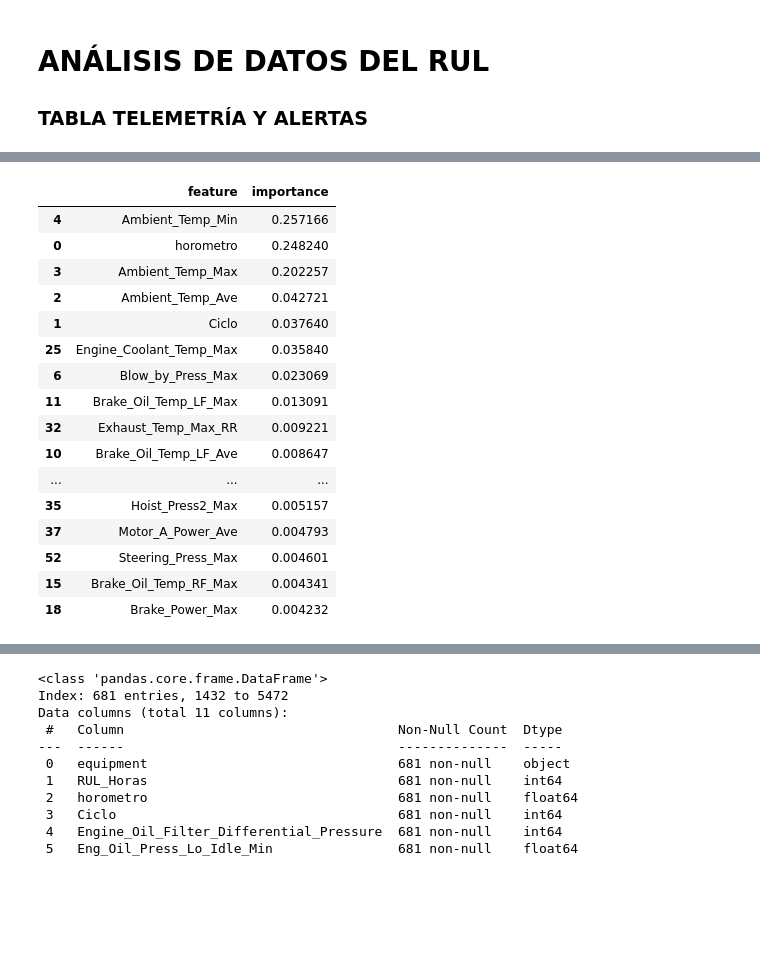
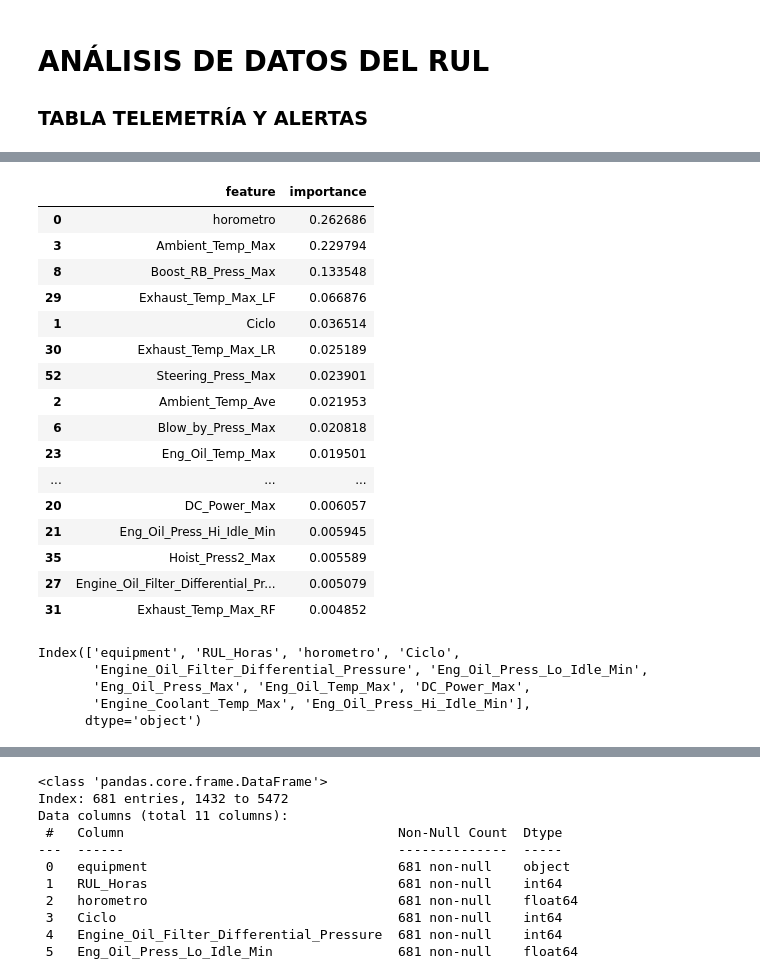
Before and after one commit to ETorresSacha/Prediccion-RULL, a Jupyter notebook: analisis_datos_reto.ipynb, the cells around one changed output, grey strips where cells are left out. Cells and saved outputs as stored; diff of their text form; code cells hidden in the pictures; blank space fills up the shorter version.

```diff
--- a/analisis_datos_reto.ipynb
+++ b/analisis_datos_reto.ipynb
@@ -54,5 +66,31 @@ data = data.drop(columns=["new_cycle"])
 # Mover columna Ciclo a la posición 1
 col = data.pop("Ciclo")            # sacar la columna
 data.insert(5, "Ciclo", col)       # insertarla en la posición 5
+# %%
+# vamos a crear los ciclos por cada equipo
+
+# Ordenamos primero por equipo y fecha
+data = data.sort_values(by=['equipment'])
+
+# Definimos el inicio de un nuevo ciclo cuando:
+# - cambia el equipo
+# - o el RUL vuelve a subir (después de llegar a 0)
+data["new_cycle"] = (
+    (data["equipment"] != data["equipment"].shift()) |   # cambio de equipo
+    (data["RUL_Horas"] > data["RUL_Horas"].shift())            # RUL "reinicia"
+).astype(int)
+
+# Ahora creamos un contador acumulativo de ciclos dentro de cada equipo
+data["Ciclo"] = data.groupby("equipment")["new_cycle"].cumsum()
+
+# Eliminamos la columna auxiliar
+data = data.drop(columns=["new_cycle"])
+
+# Mover columna Ciclo a la posición 1
+col = data.pop("Ciclo")            # sacar la columna
+data.insert(5, "Ciclo", col)       # insertarla en la posición 5
 # %%
 data = data.drop(columns=['rn'])
+# %%
+# Seleccionamos los equipos mas relevantes (3 equipos)
+data= data[data["equipment"].isin(["C314","C311","C332"])]
@@ -58,0 +113,6 @@ data = data.drop(columns=['rn'])
+# %%
+# Reemlazamos los nulos por ceros
+data = data.fillna(0)
+# %%
+data =data.iloc[:,3:]
+data.reset_index(drop=True)
@@ -59,40 +133,48 @@ data = data.drop(columns=['rn'])
 # %%
 # ÚTIL PARA CUANDO EVALUAMOS E COMPORTAMIENTO DE LAS VARIABLES RESPECTO A CADA EQUIPO, Y ASI DETERMINAR LOS EQUIPOS CON MEJORES DATOS
 
 # calcularemos la importancia de las variables (features) ---! esto es útil pero lo colocaremos en el orden que corresponde cuando se arme el archivo final !!!!!!
 from sklearn.ensemble import RandomForestRegressor
 
-X = t.drop(columns=["RUL_Horas"])
-y = t["RUL_Horas"]
+X = data.drop(columns=["RUL_Horas"])
+y = data["RUL_Horas"]
 
 model = RandomForestRegressor(n_estimators=200, random_state=42)
 model.fit(X, y)
 
 importancess = pd.DataFrame({
     "feature": X.columns,
     "importance": model.feature_importances_
 }).sort_values(by="importance", ascending=False)
 
 importancess.head(20)
 
 # DESPUÉS DE EVALUAR LOS DATOS DE CADA EQUIPO, NOS QUEDAMOS CON LOS EQUIPOS: 314,311,332 EN ESE ORDEN
 # %% [output]
 |  | feature | importance |
-| 4 | Ambient_Temp_Min | 0.257166 |
-| 0 | horometro | 0.248240 |
-| 3 | Ambient_Temp_Max | 0.202257 |
-| 2 | Ambient_Temp_Ave | 0.042721 |
-| 1 | Ciclo | 0.037640 |
-| 25 | Engine_Coolant_Temp_Max | 0.035840 |
-| 6 | Blow_by_Press_Max | 0.023069 |
-| 11 | Brake_Oil_Temp_LF_Max | 0.013091 |
-| 32 | Exhaust_Temp_Max_RR | 0.009221 |
-| 10 | Brake_Oil_Temp_LF_Ave | 0.008647 |
+| 0 | horometro | 0.262686 |
+| 3 | Ambient_Temp_Max | 0.229794 |
+| 8 | Boost_RB_Press_Max | 0.133548 |
+| 29 | Exhaust_Temp_Max_LF | 0.066876 |
+| 1 | Ciclo | 0.036514 |
+| 30 | Exhaust_Temp_Max_LR | 0.025189 |
+| 52 | Steering_Press_Max | 0.023901 |
+| 2 | Ambient_Temp_Ave | 0.021953 |
+| 6 | Blow_by_Press_Max | 0.020818 |
+| 23 | Eng_Oil_Temp_Max | 0.019501 |
 | ... | ... | ... |
-| 35 | Hoist_Press2_Max | 0.005157 |
-| 37 | Motor_A_Power_Ave | 0.004793 |
-| 52 | Steering_Press_Max | 0.004601 |
-| 15 | Brake_Oil_Temp_RF_Max | 0.004341 |
-| 18 | Brake_Power_Max | 0.004232 |
+| 20 | DC_Power_Max | 0.006057 |
+| 21 | Eng_Oil_Press_Hi_Idle_Min | 0.005945 |
+| 35 | Hoist_Press2_Max | 0.005589 |
+| 27 | Engine_Oil_Filter_Differential_Pr... | 0.005079 |
+| 31 | Exhaust_Temp_Max_RF | 0.004852 |
+# %%
+data.columns
+# %% [output]
+Index(['equipment', 'RUL_Horas', 'horometro', 'Ciclo',
+       'Engine_Oil_Filter_Differential_Pressure', 'Eng_Oil_Press_Lo_Idle_Min',
+       'Eng_Oil_Press_Max', 'Eng_Oil_Temp_Max', 'DC_Power_Max',
+       'Engine_Coolant_Temp_Max', 'Eng_Oil_Press_Hi_Idle_Min'],
+      dtype='object')
 # %%
 # Tomamos los datos de las variables mas relevantes para el análisis de falla de potencia
```
Also changed, not shown: parts of 22 cells of this notebook.
